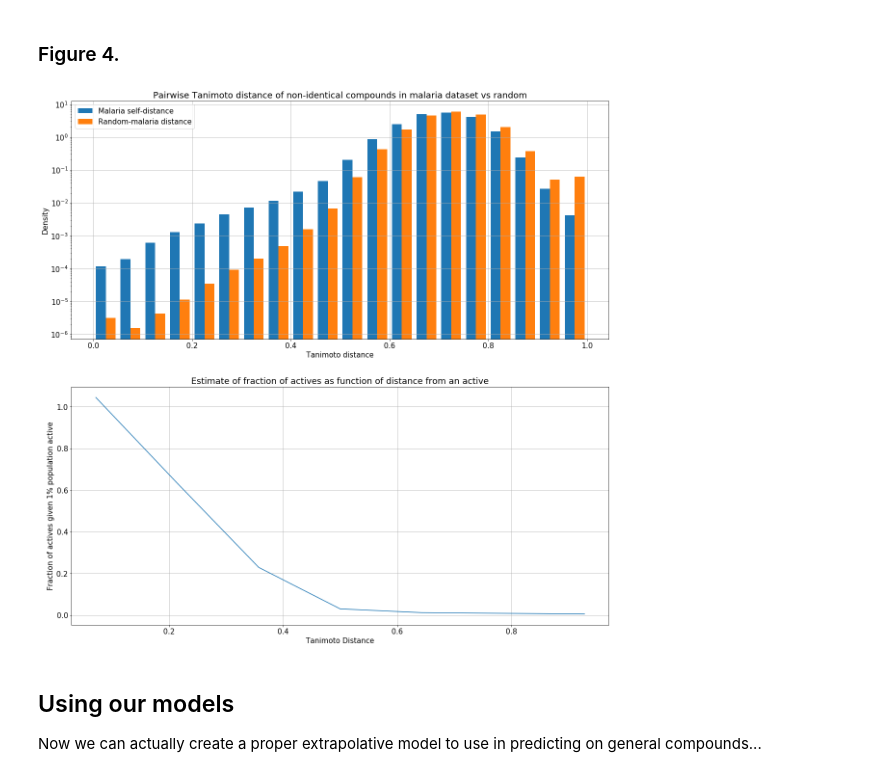
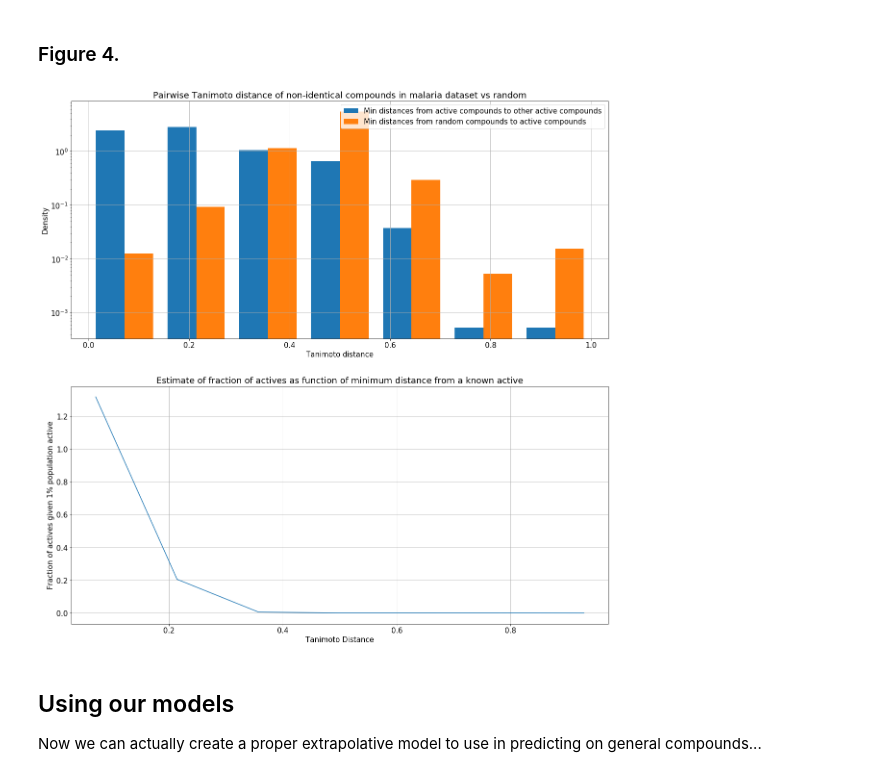
Before and after one commit to owatson/PenalizedPrediction, a Jupyter notebook: MalariaPaper.ipynb, the cells around one changed output. Saved outputs shown, nothing was run; the diff lists cells and outputs as text; code cells hidden in the pictures.

```diff
--- a/MalariaPaper.ipynb
+++ b/MalariaPaper.ipynb
@@ -190,3 +196,9 @@ Below we show the potency histogram of our full merged dataset:
+# %%
+# Add all the data to the Tcams no dups...
+#df_tcams_nd = df_tcams.groupby('SMILESIS').mean()
+df_tcams_nd = pd.read_pickle('parsed/tcams_nodups.pkl')
+full_df = df_tcams_nd.copy()
+full_df.rename(columns={'pXC50_3D7' : 'POTENCY'}, inplace=True)
 # %% [markdown]
 ### Figure 1.
 # %%
@@ -280,4 +316,4 @@ df_tcams_nd = pd.read_pickle('parsed/tcams_nodups.pkl')
 # %%
-stats.run_suite(df_tcams_nd, 'PCT_INHIB_HEPG2')
+stats.run_suite(full_df, 'PCT_INHIB_HEPG2')
 # %% [output]
 ('Analyzing', 'PCT_INHIB_HEPG2')
@@ -294,6 +330,6 @@ R2 (signed):      0.317 [   0.297    0.334] at 5pct conf
 # %% [markdown]
 ... and if we add an extra predictor of logP
 # %%
-stats.run_suite(df_tcams_nd, 'PCT_INHIB_HEPG2', add_pred=df_tcams_nd.crippen.values[:,None])
+stats.run_suite(full_df, 'PCT_INHIB_HEPG2', add_pred=df_tcams_nd.crippen.values[:,None])
 # %% [output]
 ('Analyzing', 'PCT_INHIB_HEPG2')
@@ -314,6 +350,7 @@ Now, we going to compute the sample standard deviations as a function of Tanimot
 
 So we're going to have a bunch of samples of different sizes.  The global estimate of the standard deviation is the weighted mean of the different sample estimates, weighted by the sample size
 # %%
+full_df.dropna(subset=['POTENCY'], inplace=True)
 fpa = np.asarray([x for x in full_df.fps.values])
 
 fpa = np.asarray([x for x in full_df.fps.values])
@@ -637,28 +632,41 @@ num_inactive_per_active = 100
 # %% [markdown]
 ### Figure 4.
 # %%
+import glob
+num_inactive_per_active = 2e6/13533
+std_files = glob.glob('/Users/oliverwatson/evartech/molport/standardn_*')
+df0 = pd.read_pickle(std_files[0])
+idcs = np.random.choice(np.arange(df0.shape[0]), 20000)
+fpr = np.asarray([x for x in df0.iloc[idcs].fps.values])
+r_dists = cdist(fpr, fpr, metric='jaccard') + np.diag(np.ones(len(fpr)) * np.nan)
+mtc_dists = nanmin(cdist(fpa, fpa, metric='jaccard') + np.diag(np.ones(len(fpa)) * np.nan), axis=1)
+mtcr_dists = nanmin(cdist(fpr, fpa, metric='jaccard'),axis=1)
+
+mal_hist= np.histogram(mtc_dists[~np.isnan(mtc_dists)], density=True, bins=7)
+mr_hist = np.histogram(mtcr_dists[~np.isnan(mtcr_dists)], density=True, bins=7)
+
 x_axis = 0.5*(mal_hist[1][1:] + mal_hist[1][:-1])
 plt.rcParams.update({'font.size': 15})
 plt.figure(figsize=(20, 20))
 plt.subplot(211)
-plt.hist((tc_dists[~np.isnan(tc_dists)],tcr_dists[~np.isnan(tcr_dists)]),
-         bins=20, density=True, label=('Malaria self-distance', 'Random-malaria distance'))
-#plt.hist(r_dists[~np.isnan(r_dists)], bins=20, label='Random distances')
+plt.hist((mtc_dists[~np.isnan(mtc_dists)],mtcr_dists[~np.isnan(mtcr_dists)]),
+         bins=7, density=True, label=('Min distances from active compounds to other active compounds',
+                                       'Min distances from random compounds to active compounds'))
 plt.yscale('log')
 plt.xlabel('Tanimoto distance')
 plt.ylabel('Density')
 plt.grid('True')
 plt.legend(loc='best')
 plt.title('Pairwise Tanimoto distance of non-identical compounds in malaria dataset vs random')
 plt.subplot(212)
 plt.plot(x_axis, mal_hist[0]/(num_inactive_per_active*mr_hist[0]))
 plt.grid(True)
 plt.xlabel('Tanimoto Distance')
 plt.ylabel('Fraction of actives given 1% population active')
-_ = plt.title('Estimate of fraction of actives as function of distance from an active')
+_ = plt.title('Estimate of fraction of actives as function of minimum distance from a known active')
 savefig('figures/fig4_bias_correction.png')
 # %% [output]
-[figure, old version]
+[figure, new version]
 # %% [markdown]
 ## Using our models
 
```
Also changed, not shown: parts of 71 cells of this notebook, 1 other file.
